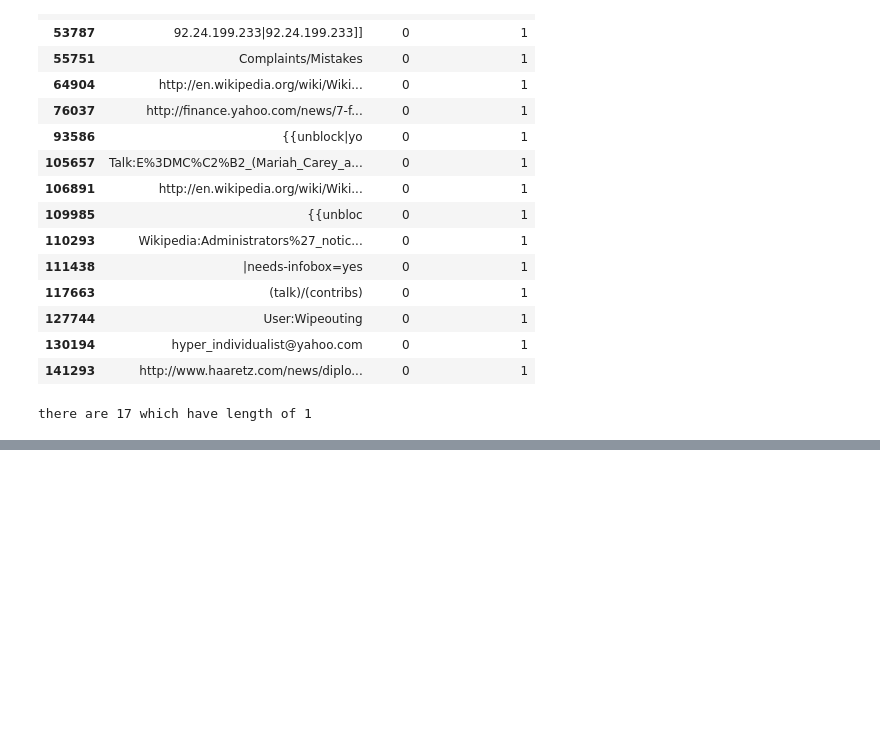
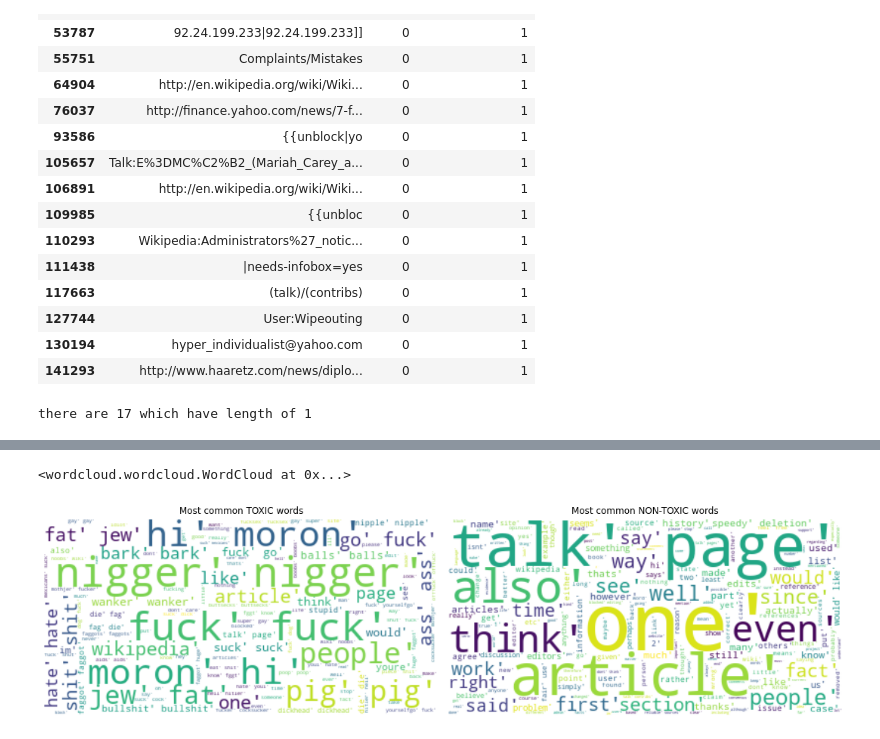
Before and after one commit to danch22/toxic_tweets, a Jupyter notebook: toxic_comment.ipynb, the cells around one changed output, grey strips where cells are left out. Cells and saved outputs as stored; diff of their text form; code cells hidden in the pictures; blank space fills up the shorter version.

Commit message:
wordcloud added

```diff
--- a/toxic_comment.ipynb
+++ b/toxic_comment.ipynb
@@ -161,0 +216,20 @@ these tweets mainly consist links or undivisible expressions
+# %%
+wc = WordCloud(background_color="white", max_words=200)
+wc.generate(str(toxic_words))
+
+nwc = WordCloud(background_color="white", max_words=200)
+nwc.generate(str(non_toxic_words))
+# %% [output]
+<wordcloud.wordcloud.WordCloud at 0x...>
+# %%
+fig, axes = plt.subplots(nrows=1, ncols=2, figsize=(15,15))
+axes[0].imshow(wc, interpolation='bilinear')
+axes[1].imshow(nwc, interpolation='bilinear')
+
+axes[0].title.set_text('Most common TOXIC words')
+axes[1].title.set_text('Most common NON-TOXIC words')
+
+[axi.set_axis_off() for axi in axes.ravel()]
+fig.tight_layout()
+# %% [output]
+[figure, added]
```
Also changed, not shown: parts of 12 cells of this notebook.
